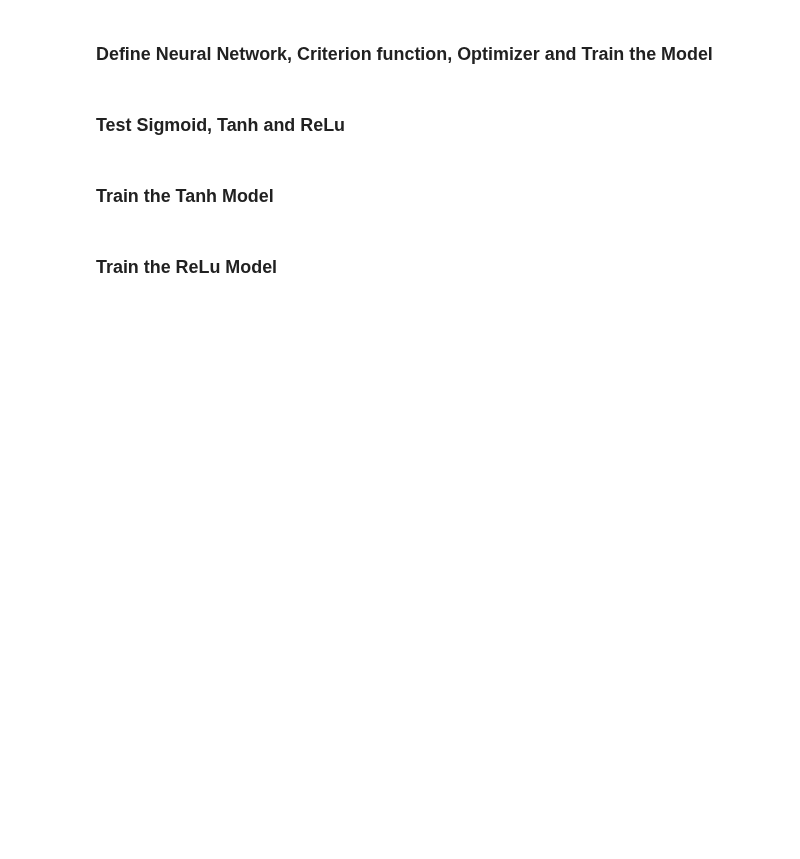
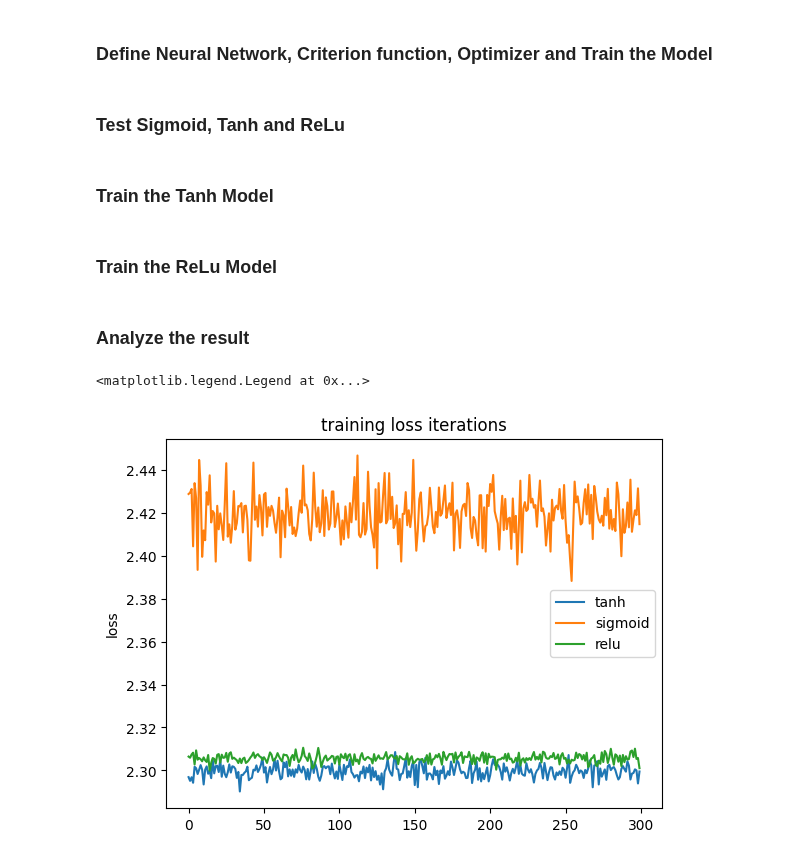
Before and after one commit to AjBorbzz/DataScience_AI_ML, a Jupyter notebook: PyTorch/IBM_Pytorch/DeepLearning_with_Pytorch/deep_neural_network_multi_hidden.ipynb, the cells around one changed output. Saved outputs shown, nothing was run; the diff lists cells and outputs as text; code cells hidden in the pictures; blank space fills up the shorter version.

Commit message:
Plot the result

```diff
--- a/PyTorch/IBM_Pytorch/DeepLearning_with_Pytorch/deep_neural_network_multi_hidden.ipynb
+++ b/PyTorch/IBM_Pytorch/DeepLearning_with_Pytorch/deep_neural_network_multi_hidden.ipynb
@@ -136,3 +136,17 @@ learning_rate = 0.01
 modelRelu = NetRelu(input_dim, hidden_dim1, hidden_dim2, output_dim)
 optimizer = torch.optim.SGD(modelRelu.parameters(), lr=learning_rate)
 training_results_relu = train(modelRelu, criterion, train_loader, validation_loader, optimizer, epochs=cust_epochs)
+# %% [markdown]
+### Analyze the result
+# %%
+# Compare the training loss
+
+plt.plot(training_results_tanch['training_loss'], label='tanh')
+plt.plot(training_results['training_loss'], label='sigmoid')
+plt.plot(training_results_relu['training_loss'], label='relu')
+plt.ylabel('loss')
+plt.title('training loss iterations')
+plt.legend()
+# %% [output]
+<matplotlib.legend.Legend at 0x...>
+[figure, added]
```
Also changed, not shown: parts of 1 cell of this notebook.
